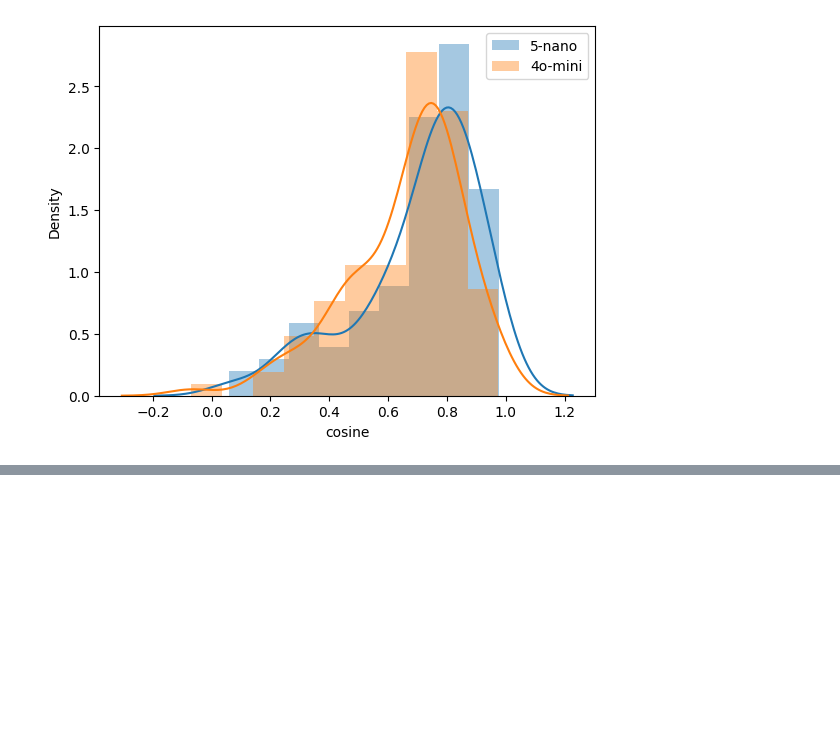
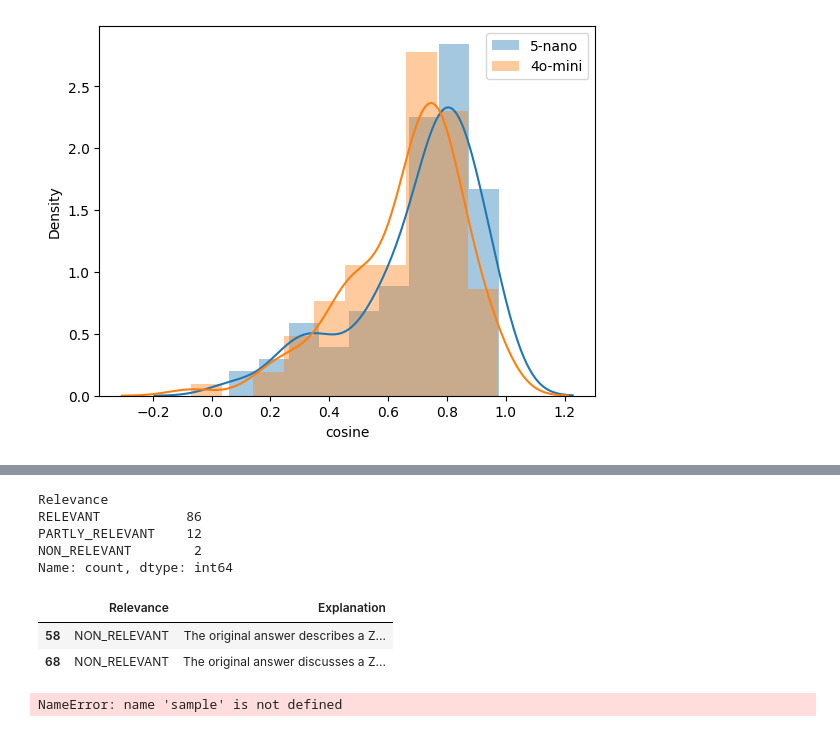
Before and after one commit to ambiernat/llm-course, a Jupyter notebook: notebook-1.ipynb, the cells around one changed output, grey strips where cells are left out. Saved outputs shown, nothing was run; the diff lists cells and outputs as text; code cells hidden in the pictures; blank space fills up the shorter version.

```diff
--- a/notebook-1.ipynb
+++ b/notebook-1.ipynb
@@ -2156,0 +2214,3 @@ https://gist.github.com/mwaskom/de44147ed2974457ad6372750bbe5751
+# %%
+prompt = prompt1_template.format(**record)
+print(prompt)
@@ -2156,0 +2239,33 @@ https://gist.github.com/mwaskom/de44147ed2974457ad6372750bbe5751
+# %%
+evaluations = []
+
+for record in tqdm(samples):
+    prompt = prompt1_template.format(**record)
+    evaluation = llm(prompt, model='gpt-5-nano')
+    evaluations.append(evaluation)
+# %%
+json_evaluations = []
+
+for i, str_eval in enumerate(evaluations):
+    json_eval = json.loads(str_eval)
+    json_evaluations.append(json_eval)
+# %%
+df_evaluations = pd.DataFrame(json_evaluations)
+# %%
+df_evaluations.Relevance.value_counts()
+# %% [output]
+Relevance
+RELEVANT           86
+PARTLY_RELEVANT    12
+NON_RELEVANT        2
+Name: count, dtype: int64
+# %%
+df_evaluations[df_evaluations.Relevance == 'NON_RELEVANT'] #.to_dict(orient='records')
+# %% [output]
+|  | Relevance | Explanation |
+| 58 | NON_RELEVANT | The original answer describes a Z... |
+| 68 | NON_RELEVANT | The original answer discusses a Z... |
+# %%
+sample[4]
+# %% [output]
+NameError: name 'sample' is not defined
```
Also changed, not shown: parts of 16 cells of this notebook.
